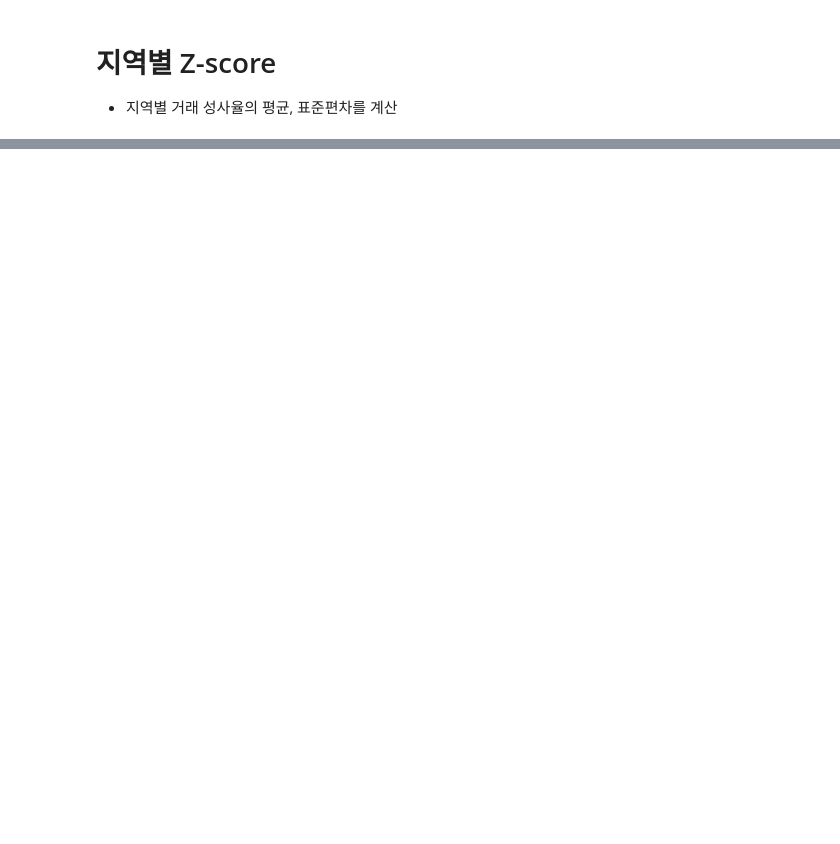
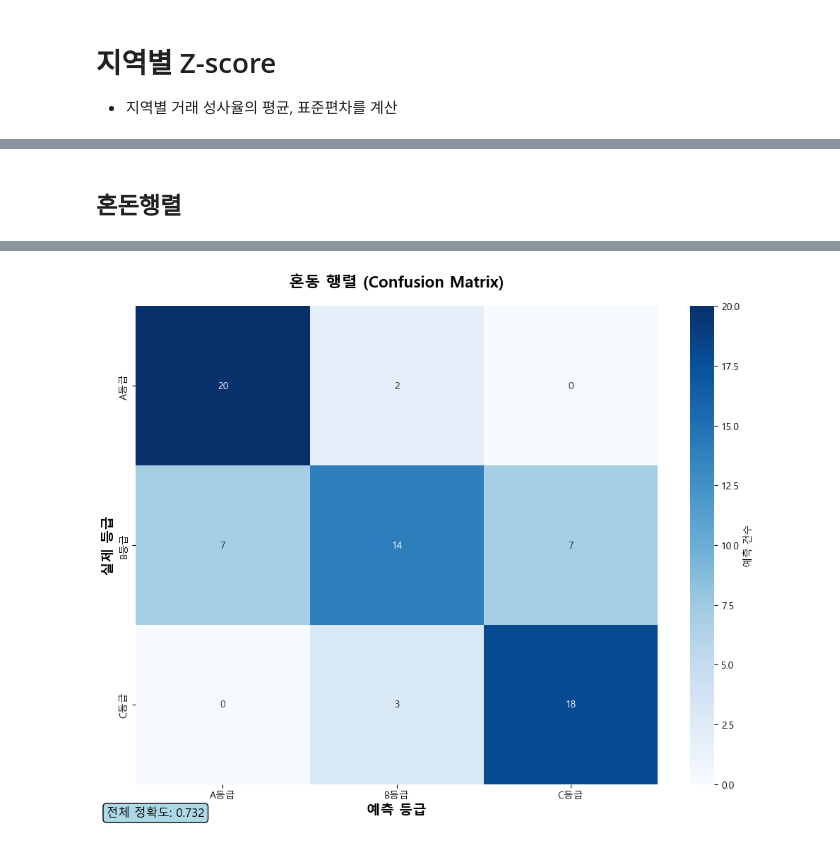
Before and after one commit to eunjeong0911/Property-recommend, a Jupyter notebook: apps/reco/models/trust_model/analyz.ipynb, the cells around one changed output, grey strips where cells are left out. Cells and saved outputs as stored; diff of their text form; code cells hidden in the pictures; blank space fills up the shorter version.

```diff
--- a/apps/reco/models/trust_model/analyz.ipynb
+++ b/apps/reco/models/trust_model/analyz.ipynb
@@ -167,0 +343,79 @@ Name: count, dtype: float64%
+# %% [markdown]
+## 혼돈행렬
+# %%
+# 스케일러 적용해서 다시 예측
+print("🔧 스케일러 적용 중...")
+
+# 저장된 스케일러 사용
+if 'scaler' in model and model['scaler'] is not None:
+    scaler = model['scaler']
+    print(f"✅ 스케일러 발견: {type(scaler)}")
+
+    # 피처 순서 맞추기
+    feature_cols = model['feature_names']
+    X_test_ordered = test_data[feature_cols]
+
+    # 스케일링 적용
+    X_test_scaled = scaler.transform(X_test_ordered)
+    print(f"스케일링 전 데이터 범위: {X_test_ordered.min().min():.3f} ~ {X_test_ordered.max().max():.3f}")
+    print(f"스케일링 후 데이터 범위: {X_test_scaled.min():.3f} ~ {X_test_scaled.max():.3f}")
+
+    # 올바른 예측
+    y_pred_correct = actual_model.predict(X_test_scaled)
+
+    print(f"\n🎯 올바른 예측 결과:")
+    print(f"실제 등급 분포: {pd.Series(y_test).value_counts().sort_index()}")
+    print(f"예측 등급 분포: {pd.Series(y_pred_correct).value_counts().sort_index()}")
+
+    # 정확도 계산
+    from sklearn.metrics import accuracy_score, classification_report
+    accuracy_correct = accuracy_score(y_test, y_pred_correct)
+    print(f"🏆 올바른 정확도: {accuracy_correct:.4f} ({accuracy_correct*100:.2f}%)")
+
+    if accuracy_correct > 0.7:
+        print("✅ 원래 성능 복구 성공!")
+
+        # 상세 성능 리포트
+        print(f"\n📊 상세 성능 리포트:")
+        report = classification_report(y_test, y_pred_correct, output_dict=True)
+        for class_name in ['A', 'B', 'C']:
+            if class_name in report:
+                print(f"  {class_name}등급:")
+                print(f"    - Precision: {report[class_name]['precision']:.4f}")
+                print(f"    - Recall:    {report[class_name]['recall']:.4f}")
+                print(f"    - F1-Score:  {report[class_name]['f1-score']:.4f}")
+                print(f"    - Support:   {report[class_name]['support']}")
+
+        # 혼동 행렬
+        from sklearn.metrics import confusion_matrix
+        import matplotlib.pyplot as plt
+        import seaborn as sns
+
+        plt.figure(figsize=(10, 8))
+        cm = confusion_matrix(y_test, y_pred_correct)
+        classes = ['A등급', 'B등급', 'C등급']
+
+        sns.heatmap(cm, annot=True, fmt='d', cmap='Blues',
+                    xticklabels=classes, yticklabels=classes,
+                    cbar_kws={'label': '예측 건수'})
+
+        plt.title('혼동 행렬 (Confusion Matrix)', fontsize=16, fontweight='bold', pad=20)
+        plt.xlabel('예측 등급', fontsize=14, fontweight='bold')
+        plt.ylabel('실제 등급', fontsize=14, fontweight='bold')
+
+        plt.figtext(0.02, 0.02, f'전체 정확도: {accuracy_correct:.3f}',
+                    fontsize=12, bbox=dict(boxstyle="round,pad=0.3", facecolor="lightblue"))
+
+        plt.tight_layout()
+        plt.show()
+
+        # y_pred 업데이트
+        y_pred = y_pred_correct
+
+    else:
+        print("❌ 여전히 성능이 낮습니다. 다른 문제가 있을 수 있습니다.")
+
+else:
+    print("❌ 저장된 스케일러를 찾을 수 없습니다.")
+    print("모델 딕셔너리 내용:", list(model.keys()))
+# %% [output]
@@ -167,0 +439 @@ Name: count, dtype: float64%
+[figure, added]
```
Also changed, not shown: parts of 23 cells of this notebook, 7 other files.
